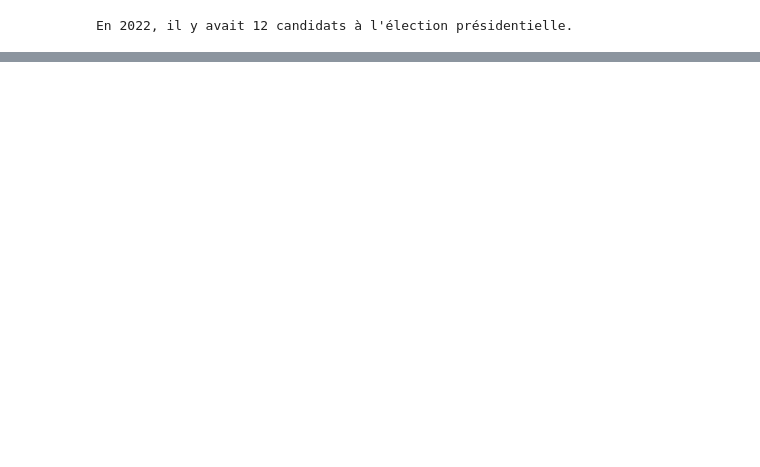
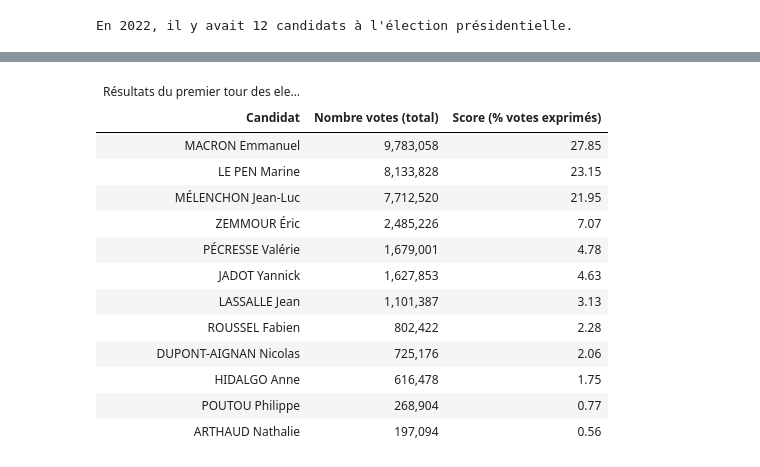
Before and after one commit to Id-bella/Projet_data, a Jupyter notebook: DM_notebook.ipynb, the cells around one changed output, grey strips where cells are left out. Drawn from its saved outputs; the diff is of its cells as text; code cells hidden in the pictures; blank space fills up the shorter version.

```diff
--- a/DM_notebook.ipynb
+++ b/DM_notebook.ipynb
@@ -49,0 +85,49 @@ En 2022, il y avait 12 candidats à l'élection présidentielle.
+# %%
+from great_tables import GT
+
+result2 = (
+    df.groupby("candidat", as_index=False)["voix"]
+    .sum()
+    .sort_values(by="voix", ascending=False)
+)
+
+total_voix = result["voix"].sum()
+result2["score (%)"] = (result2["voix"] / total_voix) * 100
+
+table = (
+    GT(result2)
+    .tab_header(
+        title="Résultats du premier tour des elections"
+    )
+    .cols_label(
+        candidat="Candidat",
+        voix="Nombre votes (total)",
+        **{"score (%)": "Score (% votes exprimés)"}
+    )
+    .fmt_number(
+        columns="voix",
+        decimals=0,
+        use_seps=True
+    )
+    .fmt_number(
+        columns="score (%)",
+        decimals=2
+    )
+)
+
+table
+# %% [output]
+| Résultats du premier tour des ele... |  |  |
+| Candidat | Nombre votes (total) | Score (% votes exprimés) |
+| MACRON Emmanuel | 9,783,058 | 27.85 |
+| LE PEN Marine | 8,133,828 | 23.15 |
+| MÉLENCHON Jean-Luc | 7,712,520 | 21.95 |
+| ZEMMOUR Éric | 2,485,226 | 7.07 |
+| PÉCRESSE Valérie | 1,679,001 | 4.78 |
+| JADOT Yannick | 1,627,853 | 4.63 |
+| LASSALLE Jean | 1,101,387 | 3.13 |
+| ROUSSEL Fabien | 802,422 | 2.28 |
+| DUPONT-AIGNAN Nicolas | 725,176 | 2.06 |
+| HIDALGO Anne | 616,478 | 1.75 |
+| POUTOU Philippe | 268,904 | 0.77 |
+| ARTHAUD Nathalie | 197,094 | 0.56 |
```
Also changed, not shown: parts of 3 cells of this notebook.
